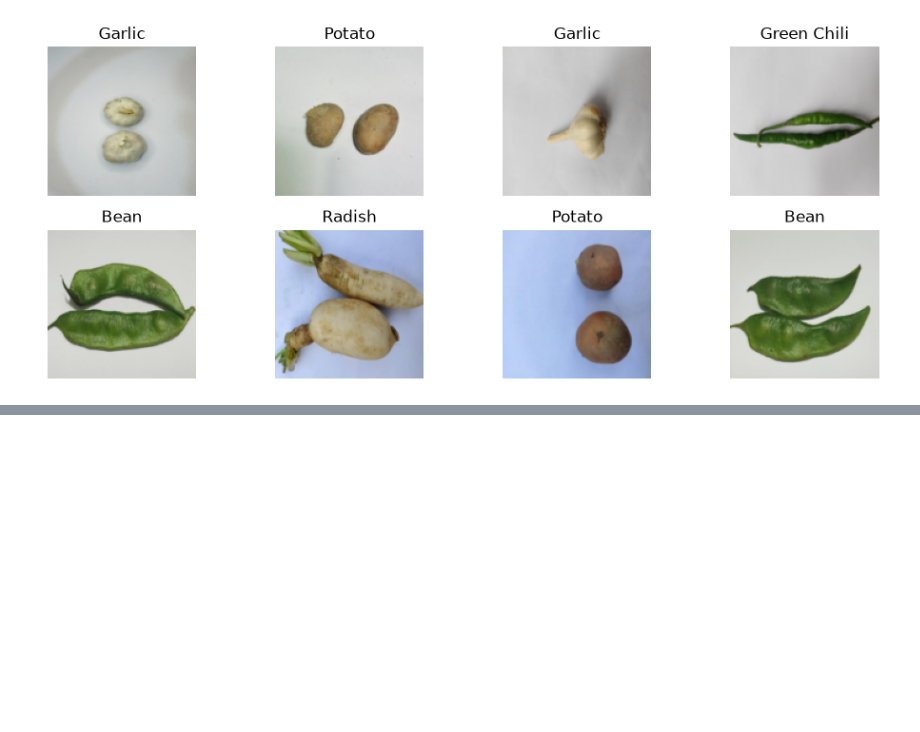
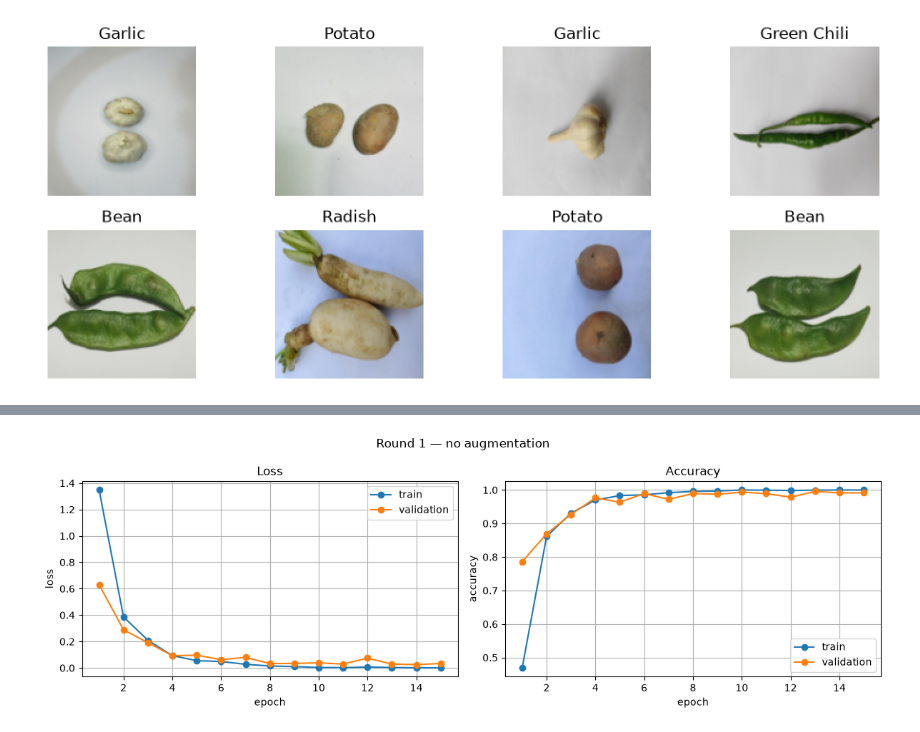
Before and after one commit to stk190/CVPR-mid, a Jupyter notebook: veg_cnn.ipynb, the cells around one changed output, grey strips where cells are left out. Saved outputs shown, nothing was run; the diff lists cells and outputs as text; code cells hidden in the pictures; blank space fills up the shorter version.

```diff
--- a/veg_cnn.ipynb
+++ b/veg_cnn.ipynb
@@ -65,7 +65,7 @@ plt.show()
 # %% [output]
 [figure]
 # %%
-class Veg_CNN(nn.Module):
+class SimpleCNN(nn.Module):
     def __init__(self, num_classes, p_dropout=0.0):
         super().__init__()
         self.conv1 = nn.Conv2d(3, 16, kernel_size=3, padding=1)
@@ -87,7 +87,7 @@ class Veg_CNN(nn.Module):
         x = self.fc2(x)
         return x
 
-model = Veg_CNN(num_classes=len(class_names), p_dropout=0.0).to(device)
+model = SimpleCNN(num_classes=len(class_names), p_dropout=0.0).to(device)
 print(model)
 n_params = sum(p.numel() for p in model.parameters())
 print(f"Total trainable parameters: {n_params:,}")
@@ -104,0 +168,22 @@ Total trainable parameters: 2,121,638
+# %%
+def plot_history(history, title=""):
+    epochs = range(1, len(history["train_loss"]) + 1)
+    fig, (ax1, ax2) = plt.subplots(1, 2, figsize=(12, 4))
+
+    ax1.plot(epochs, history["train_loss"], "o-", label="train")
+    ax1.plot(epochs, history["val_loss"], "o-", label="validation")
+    ax1.set_title("Loss"); ax1.set_xlabel("epoch"); ax1.set_ylabel("loss")
+    ax1.legend(); ax1.grid(True)
+
+    ax2.plot(epochs, history["train_acc"], "o-", label="train")
+    ax2.plot(epochs, history["val_acc"], "o-", label="validation")
+    ax2.set_title("Accuracy"); ax2.set_xlabel("epoch"); ax2.set_ylabel("accuracy")
+    ax2.legend(); ax2.grid(True)
+
+    fig.suptitle(title)
+    plt.tight_layout()
+    plt.show()
+
+plot_history(history_plain, "Round 1 — no augmentation")
+# %% [output]
+[figure, added]
```
Also changed, not shown: parts of 5 cells of this notebook.
